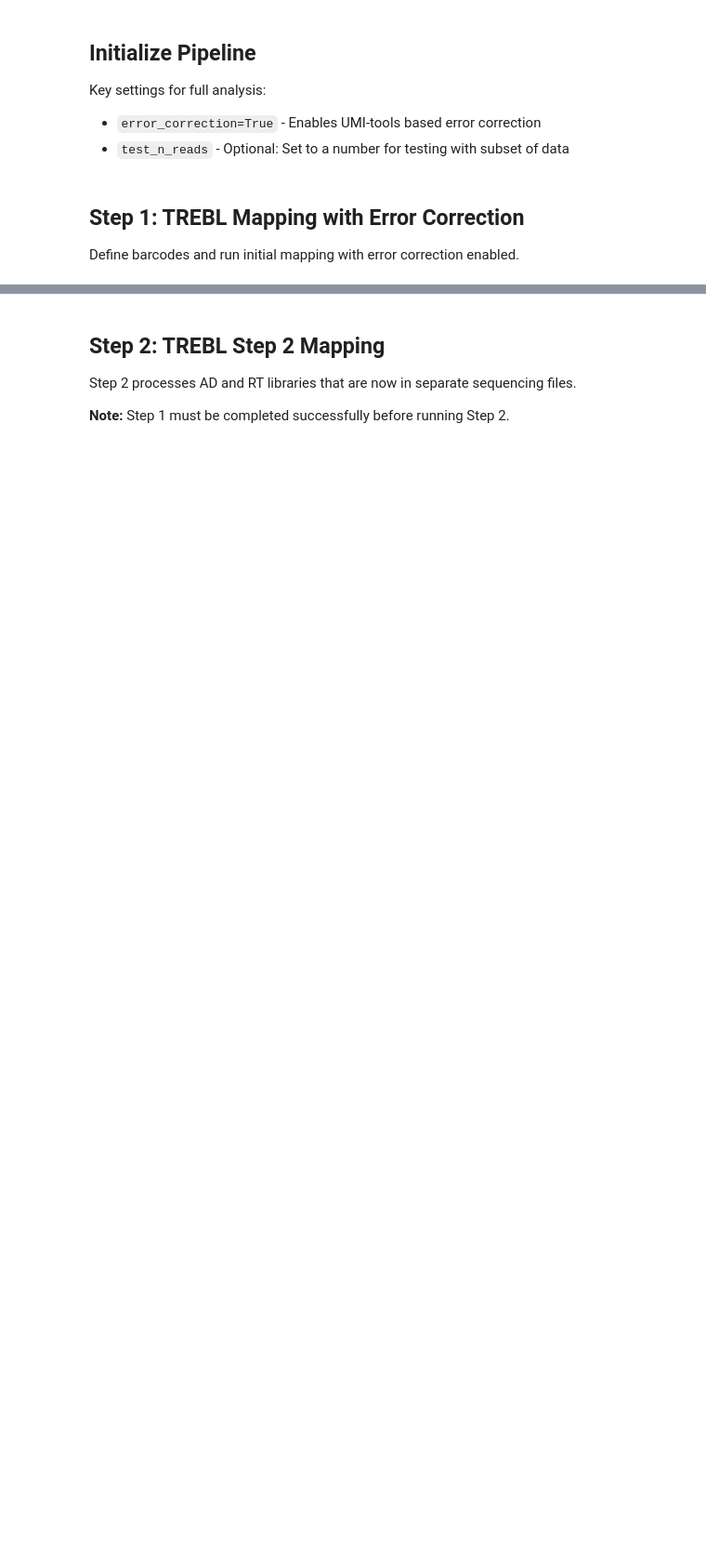
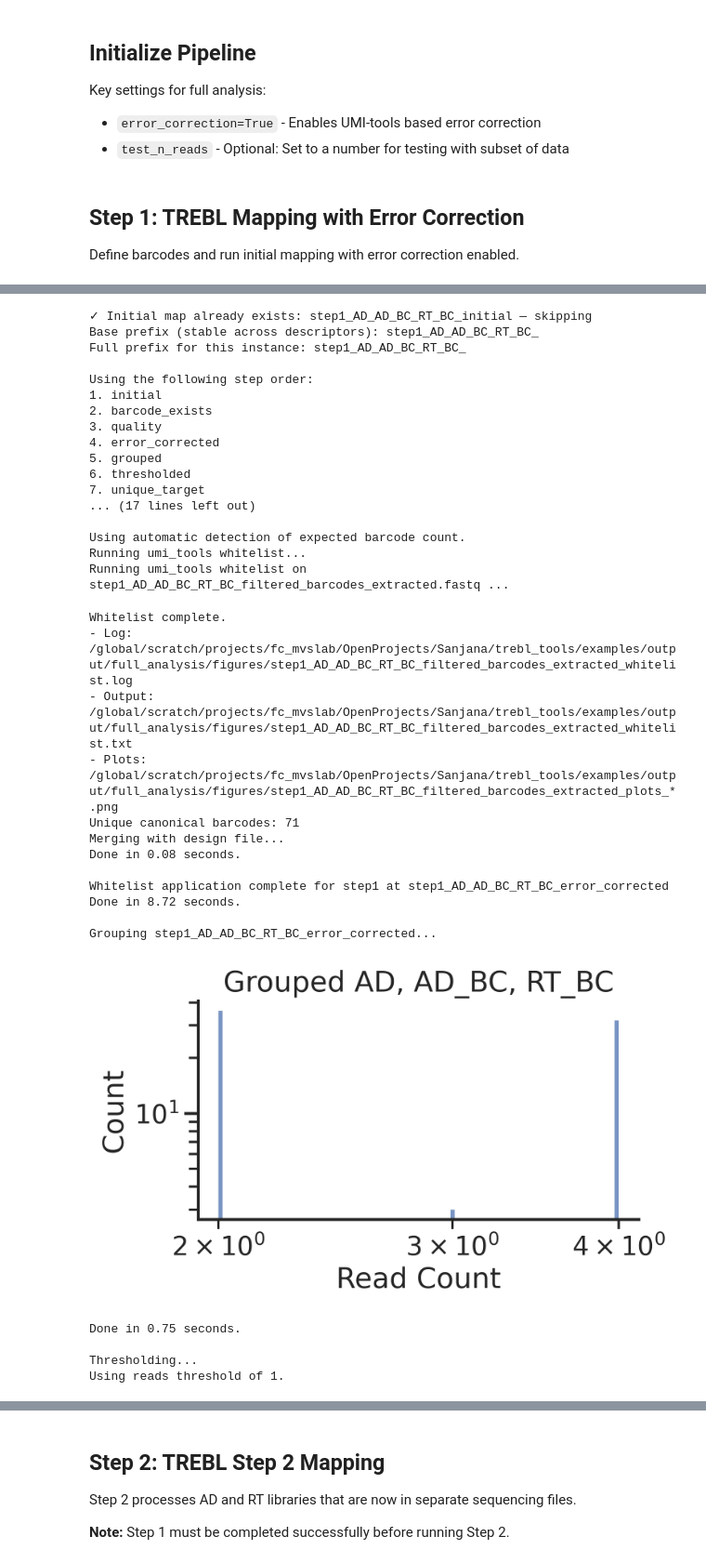
Before and after one commit to staller-lab/trebl_tools, a Jupyter notebook: examples/notebooks/full_analysis_example.ipynb, the cells around one changed output, grey strips where cells are left out. Shown at 93% size. Saved outputs shown, nothing was run; the diff lists cells and outputs as text; code cells hidden in the pictures; blank space fills up the shorter version.

Commit message:
Ran both example notebooks

```diff
--- a/examples/notebooks/full_analysis_example.ipynb
+++ b/examples/notebooks/full_analysis_example.ipynb
@@ -80,13 +107,48 @@ pipeline.step1_reads_distribution(
 # %%
 # Run Step 1 mapping with error correction
 # Error correction happens automatically based on pipeline initialization
 step1_map = pipeline.run_step_1(
     seq_file=step1_seq_file,
     bc_objects=bc_objects,
     column_pairs=[("RT_BC", "AD")],  # Check for collisions between RT_BC and AD
-    reads_threshold=10,  # Minimum reads to keep a barcode
+    reads_threshold=1,  # Minimum reads to keep a barcode
     reverse_complement=False,
 )
 # Returns DataFrame of Step 1 mapping
 # Error correction will salvage sequences similar to high-read sequences
 # Saves CSV, loss table visualization, and optional loss table CSV
+# %% [output]
+✓ Initial map already exists: step1_AD_AD_BC_RT_BC_initial — skipping
+Base prefix (stable across descriptors): step1_AD_AD_BC_RT_BC_
+Full prefix for this instance: step1_AD_AD_BC_RT_BC_
+
+Using the following step order:
+1. initial
+2. barcode_exists
+3. quality
+4. error_corrected
+5. grouped
+6. thresholded
+7. unique_target
+... (17 lines left out)
+
+Using automatic detection of expected barcode count.
+Running umi_tools whitelist...
+Running umi_tools whitelist on step1_AD_AD_BC_RT_BC_filtered_barcodes_extracted.fastq ...
+Whitelist complete.
+- Log: /global/scratch/projects/fc_mvslab/OpenProjects/Sanjana/trebl_tools/examples/output/full_analysis/figures/step1_AD_AD_BC_RT_BC_filtered_barcodes_extracted_whitelist.log
+- Output: /global/scratch/projects/fc_mvslab/OpenProjects/Sanjana/trebl_tools/examples/output/full_analysis/figures/step1_AD_AD_BC_RT_BC_filtered_barcodes_extracted_whitelist.txt
+- Plots: /global/scratch/projects/fc_mvslab/OpenProjects/Sanjana/trebl_tools/examples/output/full_analysis/figures/step1_AD_AD_BC_RT_BC_filtered_barcodes_extracted_plots_*.png
+Unique canonical barcodes: 71
+Merging with design file...
+Done in 0.08 seconds.
+
+Whitelist application complete for step1 at step1_AD_AD_BC_RT_BC_error_corrected
+Done in 8.72 seconds.
+
+Grouping step1_AD_AD_BC_RT_BC_error_corrected...
+[figure, added]
+Done in 0.75 seconds.
+
+Thresholding...
+Using reads threshold of 1.
```
Also changed, not shown: parts of 14 cells of this notebook, 5 other files.
